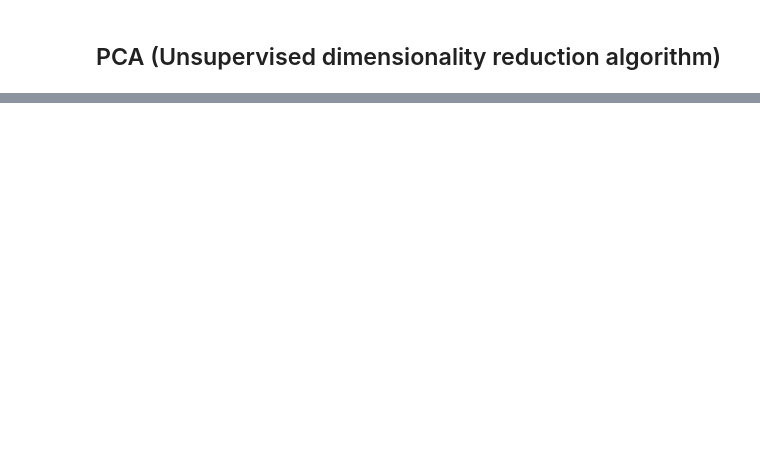
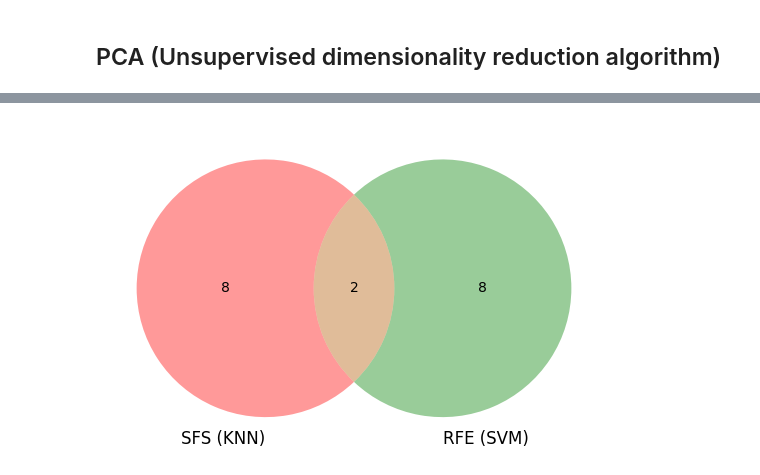
Before and after one commit to aalbayrak394/ComTec-I, a Jupyter notebook: notebooks/02-FeatureSelection.ipynb, the cells around one changed output, grey strips where cells are left out. Drawn from its saved outputs; the diff is of its cells as text; code cells hidden in the pictures; blank space fills up the shorter version.

```diff
--- a/notebooks/02-FeatureSelection.ipynb
+++ b/notebooks/02-FeatureSelection.ipynb
@@ -152,0 +178,18 @@ Index(['std_acc_x', 'rms_acc_x', 'std_acc_y', 'rms_acc_y', 'mad_acc_y',
+# %%
+# Venn Diagram
+import matplotlib.pyplot as plt
+from matplotlib_venn import venn2
+import json
+
+
+knn_features = json.load(open('../results/selected_features_10.json'))['knn']
+svm_features = json.load(open('../results/selected_features_10.json'))['svc']
+
+# set1 = set(X_features.columns[top_k_features])
+set2 = set(knn_features)
+set3 = set(svm_features)
+
+venn2([set2, set3], ('SFS (KNN)', 'RFE (SVM)'))
+plt.show()
+# %% [output]
+[figure, added]
```
Also changed, not shown: parts of 20 cells of this notebook.
